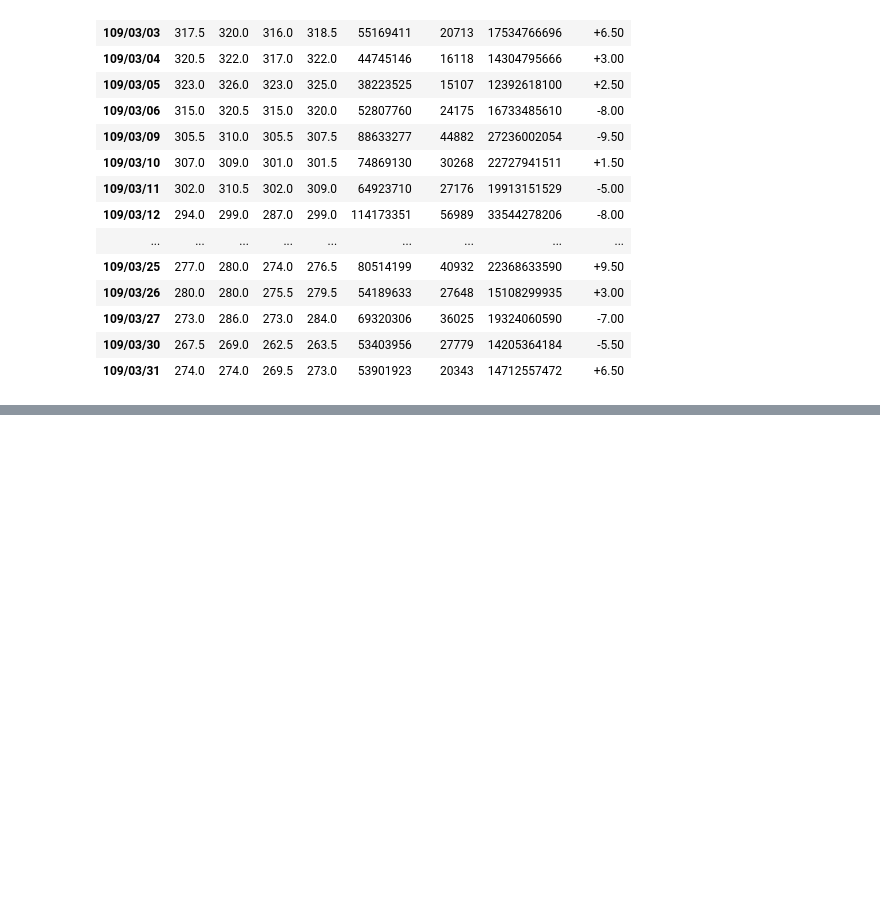
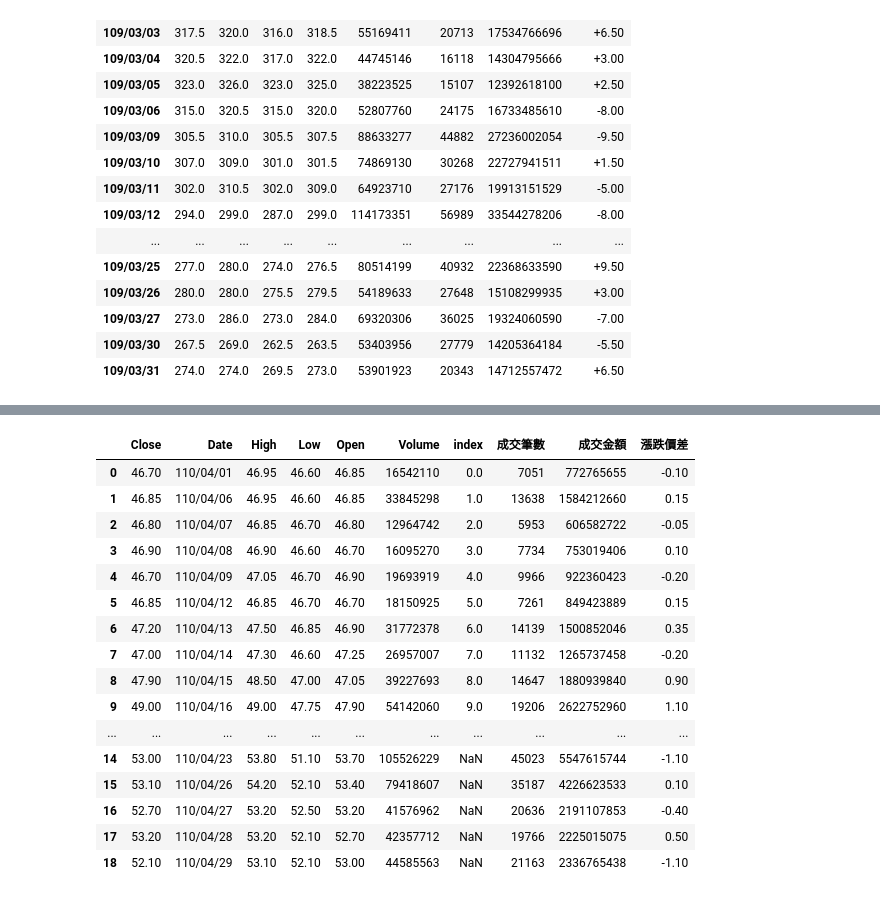
Before and after one commit to renguangz/stockapp, a Jupyter notebook: api/data/crawl_stock_price.ipynb, the cells around one changed output, grey strips where cells are left out. Saved outputs shown, nothing was run; the diff lists cells and outputs as text; code cells hidden in the pictures; blank space fills up the shorter version.

```diff
--- a/api/data/crawl_stock_price.ipynb
+++ b/api/data/crawl_stock_price.ipynb
@@ -102,0 +181,31 @@ for d in download_table:
+# %%
+import requests
+import pandas as pd
+
+date = 20210401
+stockid = 1101
+
+url = 'https://www.twse.com.tw/exchangeReport/STOCK_DAY?response=html&date=' + str(date) + '&stockNo=' + str(stockid)
+data = pd.read_html(requests.get(url).text)[0]
+data.columns = data.columns.droplevel(0)
+data = data.rename(columns={'日期': 'Date', '成交股數': 'Volume', '開盤價': 'Open', '最高價': 'High', '最低價': 'Low', '收盤價': 'Close'})
+# %%
+sql_table.append(data)
+# %% [output]
+|  | Close | Date | High | Low | Open | Volume | index | 成交筆數 | 成交金額 | 漲跌價差 |
+| 0 | 46.70 | 110/04/01 | 46.95 | 46.60 | 46.85 | 16542110 | 0.0 | 7051 | 772765655 | -0.10 |
+| 1 | 46.85 | 110/04/06 | 46.95 | 46.60 | 46.85 | 33845298 | 1.0 | 13638 | 1584212660 | 0.15 |
+| 2 | 46.80 | 110/04/07 | 46.85 | 46.70 | 46.80 | 12964742 | 2.0 | 5953 | 606582722 | -0.05 |
+| 3 | 46.90 | 110/04/08 | 46.90 | 46.60 | 46.70 | 16095270 | 3.0 | 7734 | 753019406 | 0.10 |
+| 4 | 46.70 | 110/04/09 | 47.05 | 46.70 | 46.90 | 19693919 | 4.0 | 9966 | 922360423 | -0.20 |
+| 5 | 46.85 | 110/04/12 | 46.85 | 46.70 | 46.70 | 18150925 | 5.0 | 7261 | 849423889 | 0.15 |
+| 6 | 47.20 | 110/04/13 | 47.50 | 46.85 | 46.90 | 31772378 | 6.0 | 14139 | 1500852046 | 0.35 |
+| 7 | 47.00 | 110/04/14 | 47.30 | 46.60 | 47.25 | 26957007 | 7.0 | 11132 | 1265737458 | -0.20 |
+| 8 | 47.90 | 110/04/15 | 48.50 | 47.00 | 47.05 | 39227693 | 8.0 | 14647 | 1880939840 | 0.90 |
+| 9 | 49.00 | 110/04/16 | 49.00 | 47.75 | 47.90 | 54142060 | 9.0 | 19206 | 2622752960 | 1.10 |
+| ... | ... | ... | ... | ... | ... | ... | ... | ... | ... | ... |
+| 14 | 53.00 | 110/04/23 | 53.80 | 51.10 | 53.70 | 105526229 | NaN | 45023 | 5547615744 | -1.10 |
+| 15 | 53.10 | 110/04/26 | 54.20 | 52.10 | 53.40 | 79418607 | NaN | 35187 | 4226623533 | 0.10 |
+| 16 | 52.70 | 110/04/27 | 53.20 | 52.50 | 53.20 | 41576962 | NaN | 20636 | 2191107853 | -0.40 |
+| 17 | 53.20 | 110/04/28 | 53.20 | 52.10 | 52.70 | 42357712 | NaN | 19766 | 2225015075 | 0.50 |
+| 18 | 52.10 | 110/04/29 | 53.10 | 52.10 | 53.00 | 44585563 | NaN | 21163 | 2336765438 | -1.10 |
```
Also changed, not shown: parts of 4 cells of this notebook, 14 other files.
